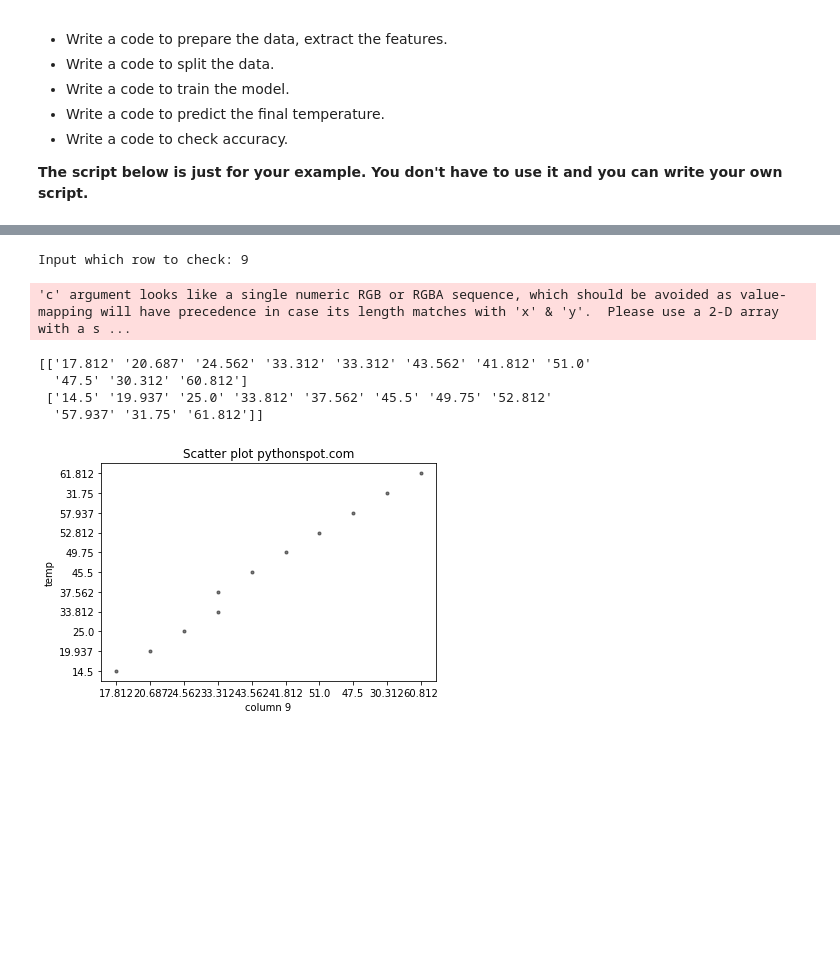
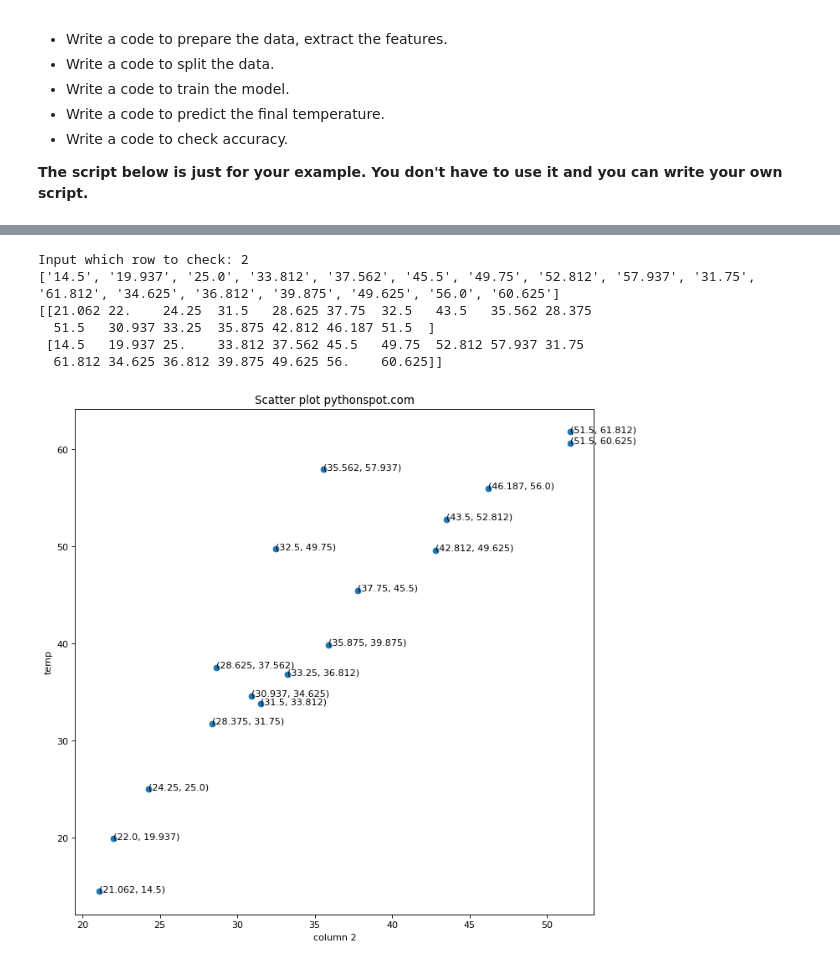
Before and after one commit to PhilipWee/2D-Week, a Jupyter notebook: 2D Physics-DW Report Template.ipynb, the cells around one changed output, grey strips where cells are left out. Cells and saved outputs as stored; diff of their text form; code cells hidden in the pictures; blank space fills up the shorter version.

```diff
--- a/2D Physics-DW Report Template.ipynb
+++ b/2D Physics-DW Report Template.ipynb
@@ -211,29 +211,31 @@ print(np.array(x_data),y_data)
 # %%
 # Create data
 z = int(input("Input which row to check: "))
-x_col = np.array(x_data)[:,z]
+x_col = np.array(x_data)[:,z].astype(float)
 
-y = y_data
+print(y_data)
+y = [float(i) for i in y_data]
 
 visual_data = np.array([x_col,y])
 print(visual_data)
-colors = (0,0,0)
-area = np.pi*3
 
+fig=plt.figure(figsize=(10, 10), dpi= 80, facecolor='w', edgecolor='k')
 # Plot
-plt.scatter(x_col, y, s=area, c=colors, alpha=0.5)
+plt.scatter(x_col, y)
 plt.title('Scatter plot pythonspot.com')
 plt.xlabel('column {}'.format(z))
 plt.ylabel('temp')
+for i_x, i_y in zip(x_col, y):
+    plt.text(i_x, i_y, '({}, {})'.format(i_x, i_y))
 plt.show()
 # %% [output]
-Input which row to check: 9
+Input which row to check: 2
+['14.5', '19.937', '25.0', '33.812', '37.562', '45.5', '49.75', '52.812', '57.937', '31.75', '61.812', '34.625', '36.812', '39.875', '49.625', '56.0', '60.625']
+[[21.062 22.    24.25  31.5   28.625 37.75  32.5   43.5   35.562 28.375
+  51.5   30.937 33.25  35.875 42.812 46.187 51.5  ]
+ [14.5   19.937 25.    33.812 37.562 45.5   49.75  52.812 57.937 31.75
+  61.812 34.625 36.812 39.875 49.625 56.    60.625]]
-'c' argument looks like a single numeric RGB or RGBA sequence, which should be avoided as value-mapping will have precedence in case its length matches with 'x' & 'y'.  Please use a 2-D array with a s ...
-[['17.812' '20.687' '24.562' '33.312' '33.312' '43.562' '41.812' '51.0'
-  '47.5' '30.312' '60.812']
- ['14.5' '19.937' '25.0' '33.812' '37.562' '45.5' '49.75' '52.812'
-  '57.937' '31.75' '61.812']]
-[figure, old version]
+[figure, new version]
 # %%
 # write a code to split the data to train and test
 def prepare_train_test(data,percentage_for_test):
```
Also changed, not shown: parts of 5 cells of this notebook, 2 other files.
